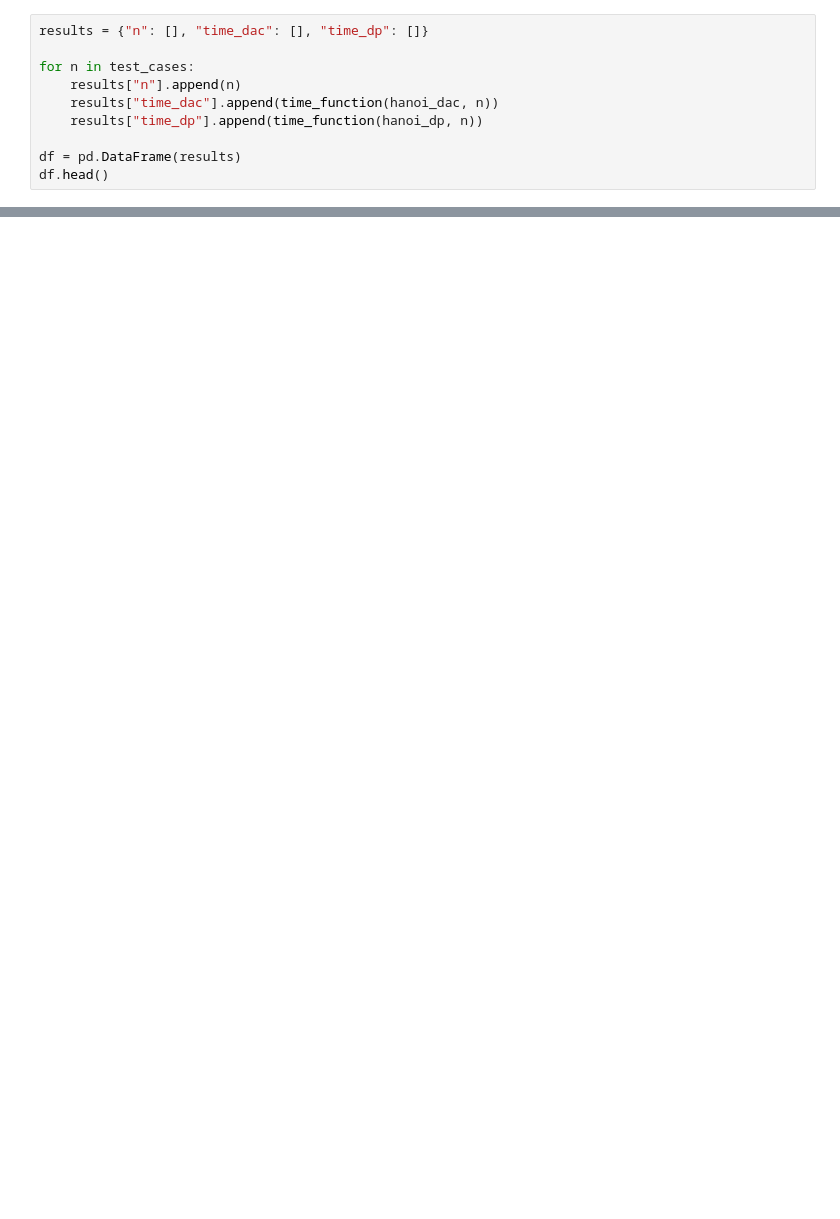
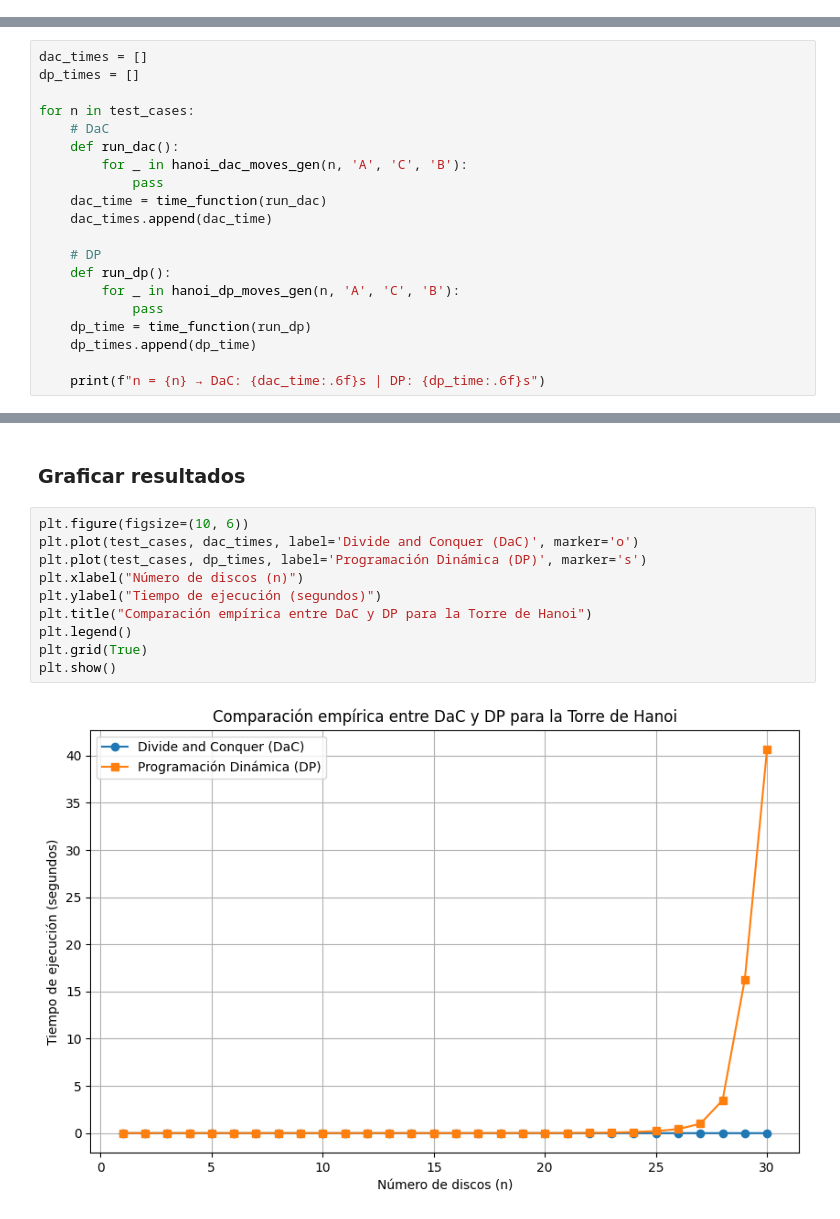
Before and after one commit to EstebanZG999/TorreHanoi, a Jupyter notebook: analysis/empirical_analysis.ipynb, the cells around one changed output, grey strips where cells are left out. Drawn from its saved outputs; the diff is of its cells as text; blank space fills up the shorter version.

Commit message:
feat: empirical timing analysis for Hanoi using generators and reasonable limit of n

```diff
--- a/analysis/empirical_analysis.ipynb
+++ b/analysis/empirical_analysis.ipynb
@@ -18,10 +25,0 @@ with open("../inputs/test_cases.txt") as f:
-# %%
-results = {"n": [], "time_dac": [], "time_dp": []}
-
-for n in test_cases:
-    results["n"].append(n)
-    results["time_dac"].append(time_function(hanoi_dac, n))
-    results["time_dp"].append(time_function(hanoi_dp, n))
-
-df = pd.DataFrame(results)
-df.head()
@@ -74,0 +28,20 @@ display(df)
+# %%
+dac_times = []
+dp_times = []
+
+for n in test_cases:
+    # DaC
+    def run_dac():
+        for _ in hanoi_dac_moves_gen(n, 'A', 'C', 'B'):
+            pass
+    dac_time = time_function(run_dac)
+    dac_times.append(dac_time)
+
+    # DP
+    def run_dp():
+        for _ in hanoi_dp_moves_gen(n, 'A', 'C', 'B'):
+            pass
+    dp_time = time_function(run_dp)
+    dp_times.append(dp_time)
+
+    print(f"n = {n} → DaC: {dac_time:.6f}s | DP: {dp_time:.6f}s")
@@ -74,0 +66,14 @@ display(df)
+# %% [markdown]
+### Graficar resultados
+# %%
+plt.figure(figsize=(10, 6))
+plt.plot(test_cases, dac_times, label='Divide and Conquer (DaC)', marker='o')
+plt.plot(test_cases, dp_times, label='Programación Dinámica (DP)', marker='s')
+plt.xlabel("Número de discos (n)")
+plt.ylabel("Tiempo de ejecución (segundos)")
+plt.title("Comparación empírica entre DaC y DP para la Torre de Hanoi")
+plt.legend()
+plt.grid(True)
+plt.show()
+# %% [output]
+[figure, added]
```
Also changed, not shown: parts of 11 cells of this notebook.
